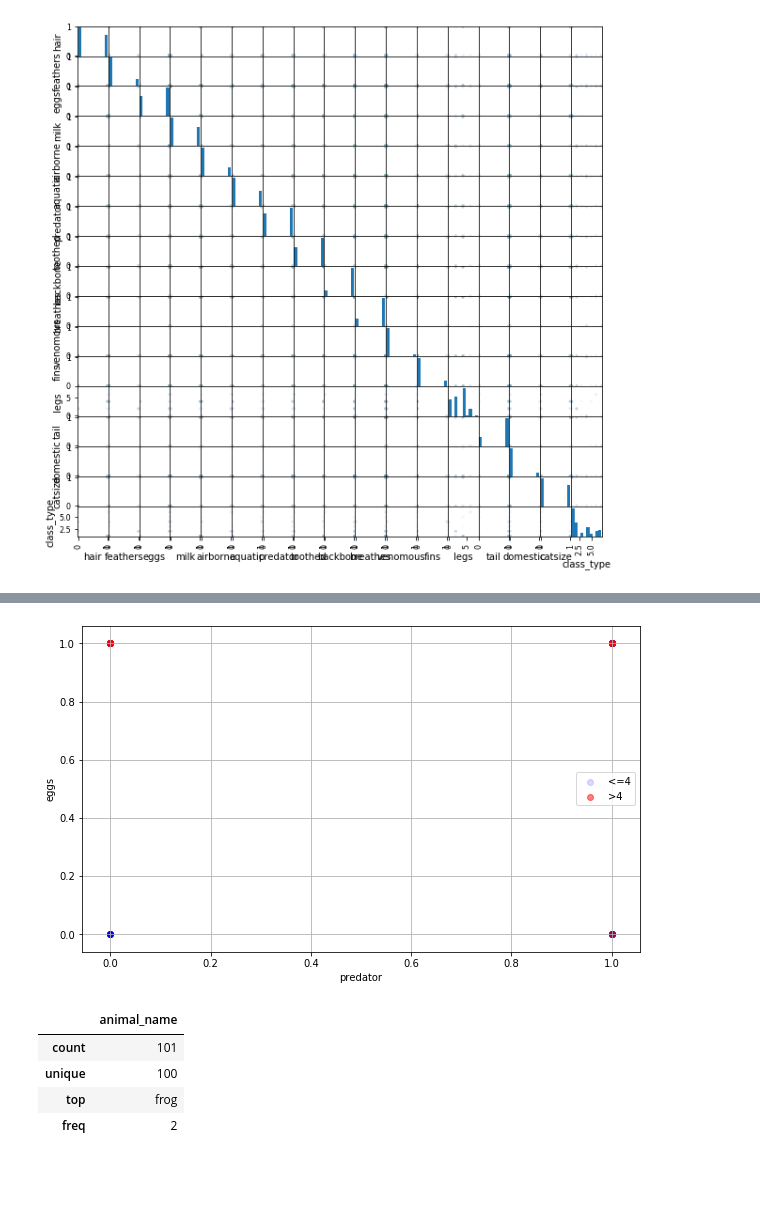
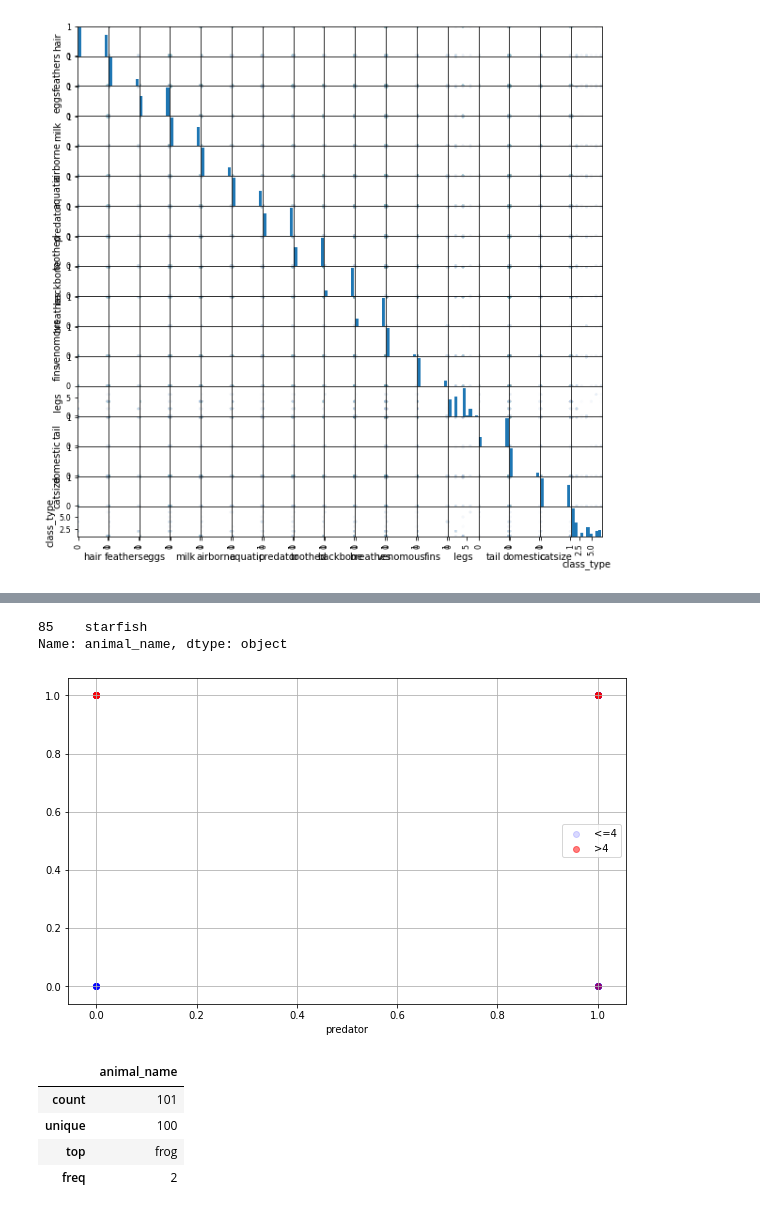
Before and after one commit to JuliaKamelina/ml, a Jupyter notebook: lab1.ipynb, the cells around one changed output, grey strips where cells are left out. Saved outputs shown, nothing was run; the diff lists cells and outputs as text; code cells hidden in the pictures; blank space fills up the shorter version.

```diff
--- a/lab1.ipynb
+++ b/lab1.ipynb
@@ -240,24 +220,28 @@ Name: domestic, Length: 101, dtype: bool
+# %%
+data['animal_name'][data['legs'] == 5]
+# %% [output]
+85    starfish
+Name: animal_name, dtype: object
 # %%
 plt.figure(figsize = (10, 6))
 
-plt.scatter(data[data['legs'] <= 4]['predator'],
-            data[data['legs'] <= 4]['eggs'],
+plt.scatter(data[data['legs'] <= 4]['predator'],  # хищники с числом ног <= 4
+            data[data['legs'] <= 4]['eggs'],  # животные, несущие яйца с числом ног <= 4
             alpha = 0.15,
             label = '<=4',
             color = 'b')
 
-plt.scatter(data[data['legs'] > 4]['predator'],
-            data[data['legs'] > 4]['eggs'],
+plt.scatter(data[data['legs'] > 4]['predator'],  # хищники с числом ног > 4
+            data[data['legs'] > 4]['eggs'],  # животные, несущие яйца с числом ног > 4
             alpha = 0.5,
             label = '>4',
             color = 'r')
 
 plt.xlabel('predator')
-plt.ylabel('eggs')
 plt.legend()
 plt.grid()
 # %% [output]
-[figure, old version]
+[figure, new version]
 # %%
 data.describe(include = ['object'])
 # %% [output]
```
Also changed, not shown: parts of 19 cells of this notebook.
